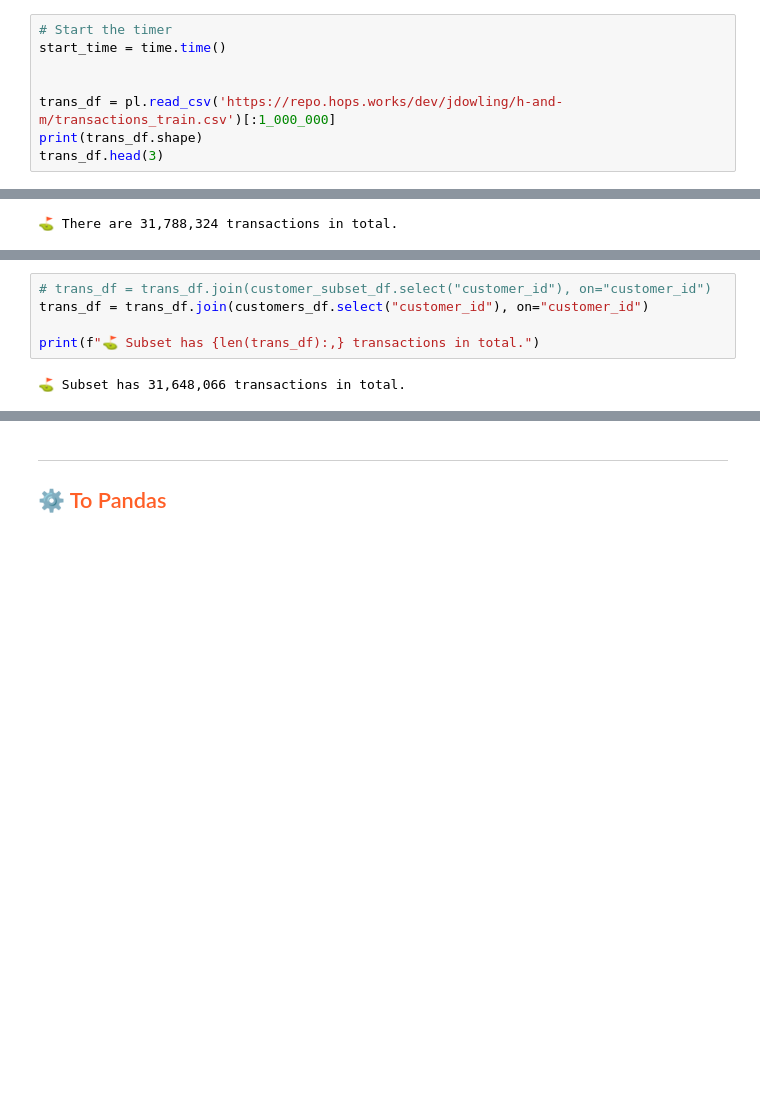
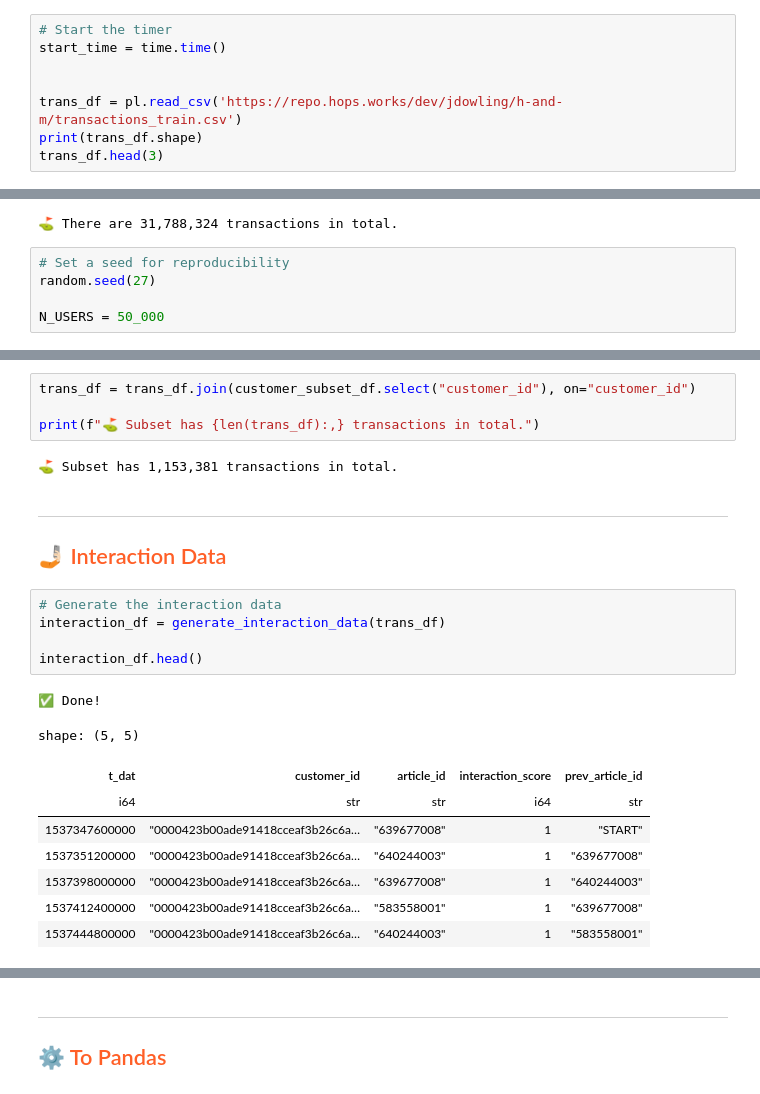
Before and after one commit to Maxxx-zh/hopsworks-tutorials, a Jupyter notebook: advanced_tutorials/recommender-system/1_feature_engineering.ipynb, the cells around one changed output, grey strips where cells are left out. Cells and saved outputs as stored; diff of their text form; blank space fills up the shorter version.

Commit message:
Interactions FG; Improved Streamlit App;

```diff
--- a/advanced_tutorials/recommender-system/1_feature_engineering.ipynb
+++ b/advanced_tutorials/recommender-system/1_feature_engineering.ipynb
@@ -227,7 +222,7 @@ print(f"⌛️ Execution time: {execution_time:.2f} seconds")
 start_time = time.time()
 
 
-trans_df = pl.read_csv('https://repo.hops.works/dev/jdowling/h-and-m/transactions_train.csv')[:1_000_000]
+trans_df = pl.read_csv('https://repo.hops.works/dev/jdowling/h-and-m/transactions_train.csv')
 print(trans_df.shape)
 trans_df.head(3)
 # %% [output]
@@ -295,4 +273,9 @@ print(f"⌛️ Execution time: {execution_time:.2f} seconds")
 print(f"⛳️ There are {trans_df.height:,} transactions in total.")
 # %% [output]
 ⛳️ There are 31,788,324 transactions in total.
+# %%
+# Set a seed for reproducibility
+random.seed(27)
+
+N_USERS = 50_000
 # %%
@@ -313,9 +289,27 @@ print(f"⛳️ There are {trans_df.height:,} transactions in total.")
 # %% [output]
 ⛳️ There are 31,788,324 transactions in total.
 # %%
-# trans_df = trans_df.join(customer_subset_df.select("customer_id"), on="customer_id")
-trans_df = trans_df.join(customers_df.select("customer_id"), on="customer_id")
+trans_df = trans_df.join(customer_subset_df.select("customer_id"), on="customer_id")
 
 print(f"⛳️ Subset has {len(trans_df):,} transactions in total.")
 # %% [output]
-⛳️ Subset has 31,648,066 transactions in total.
+⛳️ Subset has 1,153,381 transactions in total.
+# %% [markdown]
+---
+
+## <span style="color:#ff5f27">🤳🏻 Interaction Data</span>
+# %%
+# Generate the interaction data
+interaction_df = generate_interaction_data(trans_df)
+
+interaction_df.head()
+# %% [output]
+✅ Done!
+shape: (5, 5)
+| t_dat | customer_id | article_id | interaction_score | prev_article_id |
+| i64 | str | str | i64 | str |
+| 1537347600000 | "0000423b00ade91418cceaf3b26c6a… | "639677008" | 1 | "START" |
+| 1537351200000 | "0000423b00ade91418cceaf3b26c6a… | "640244003" | 1 | "639677008" |
+| 1537398000000 | "0000423b00ade91418cceaf3b26c6a… | "639677008" | 1 | "640244003" |
+| 1537412400000 | "0000423b00ade91418cceaf3b26c6a… | "583558001" | 1 | "639677008" |
+| 1537444800000 | "0000423b00ade91418cceaf3b26c6a… | "640244003" | 1 | "583558001" |
```
Also changed, not shown: parts of 30 cells of this notebook, 11 other files.
